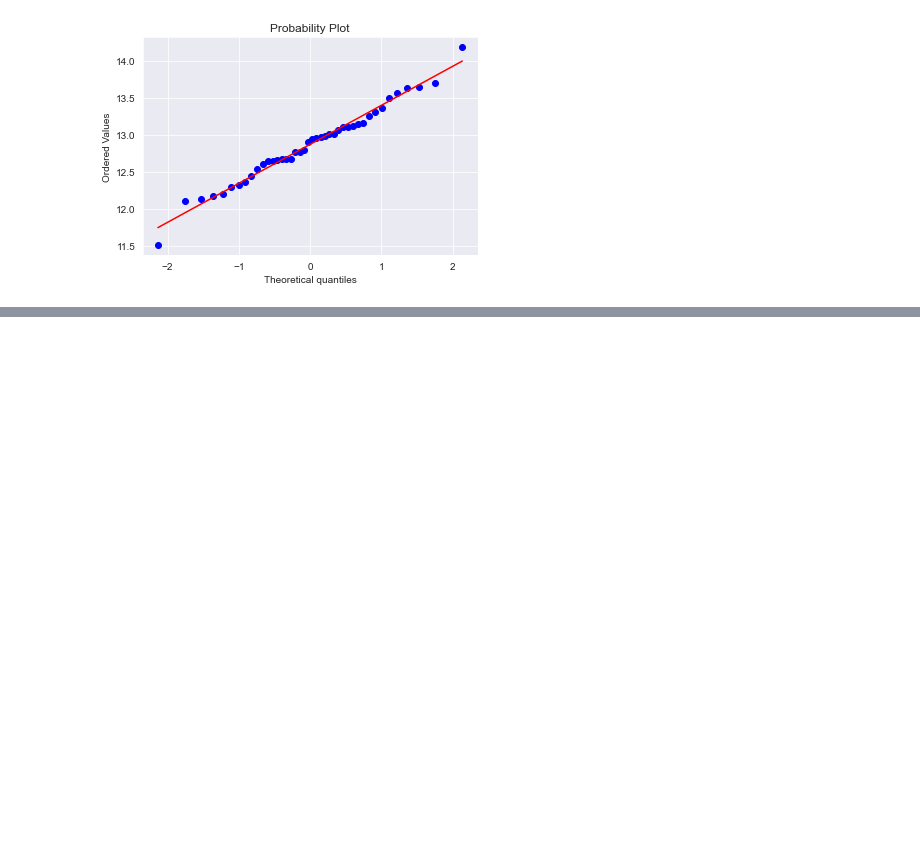
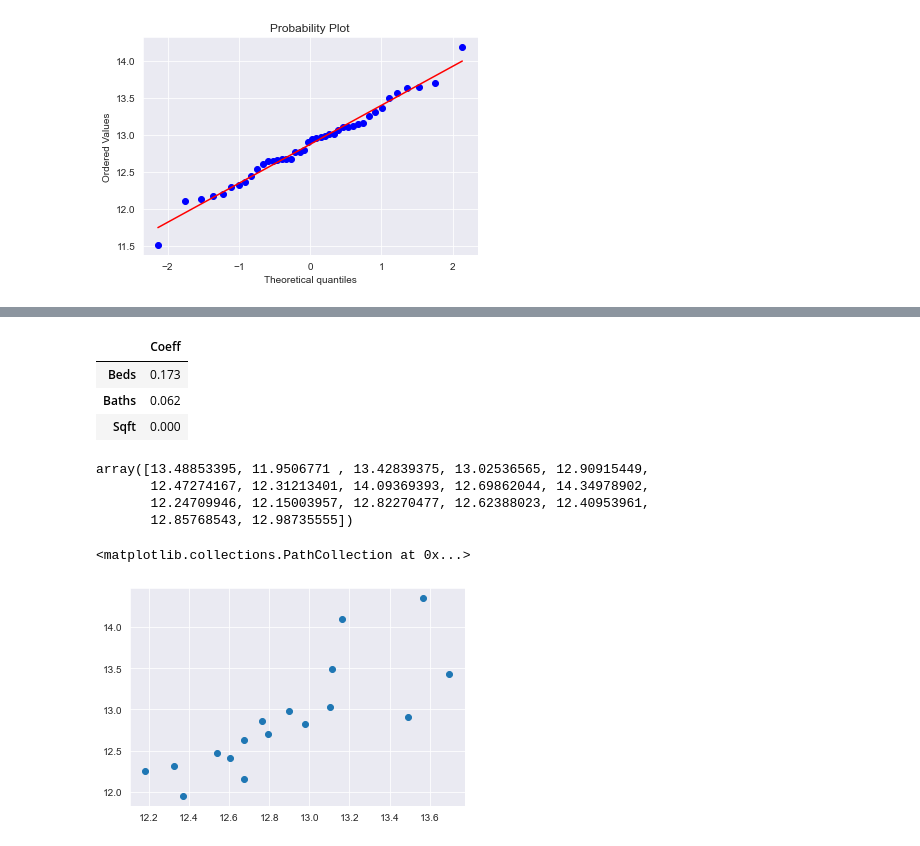
Before and after one commit to marcusdjr/orlando-housing, a Jupyter notebook: models.ipynb, the cells around one changed output, grey strips where cells are left out. Drawn from its saved outputs; the diff is of its cells as text; code cells hidden in the pictures; blank space fills up the shorter version.

```diff
--- a/models.ipynb
+++ b/models.ipynb
@@ -162,0 +181,2 @@ plt.show()
+# %%
+X_train, X_test, y_train, y_test = train_test_split(X, y, test_size=0.4, random_state=101)
@@ -162,0 +185,2 @@ plt.show()
+# %%
+lm = LinearRegression()
@@ -162,0 +205,21 @@ plt.show()
+# %%
+cdf
+# %% [output]
+|  | Coeff |
+| Beds | 0.173 |
+| Baths | 0.062 |
+| Sqft | 0.000 |
+# %%
+predictions = lm.predict(X_test)
+# %%
+predictions
+# %% [output]
+array([13.48853395, 11.9506771 , 13.42839375, 13.02536565, 12.90915449,
+       12.47274167, 12.31213401, 14.09369393, 12.69862044, 14.34978902,
+       12.24709946, 12.15003957, 12.82270477, 12.62388023, 12.40953961,
+       12.85768543, 12.98735555])
+# %%
+plt.scatter(y_test,predictions)
+# %% [output]
+<matplotlib.collections.PathCollection at 0x...>
+[figure, added]
```
Also changed, not shown: parts of 16 cells of this notebook.
